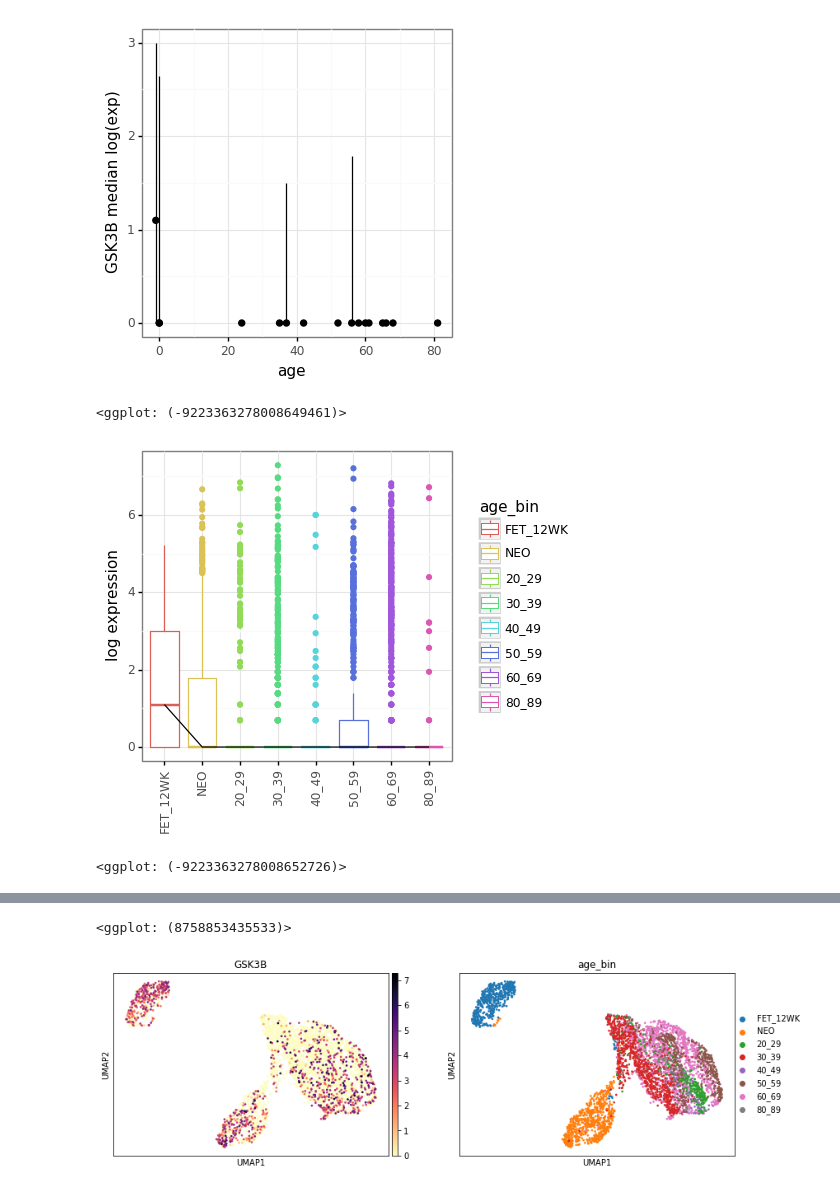
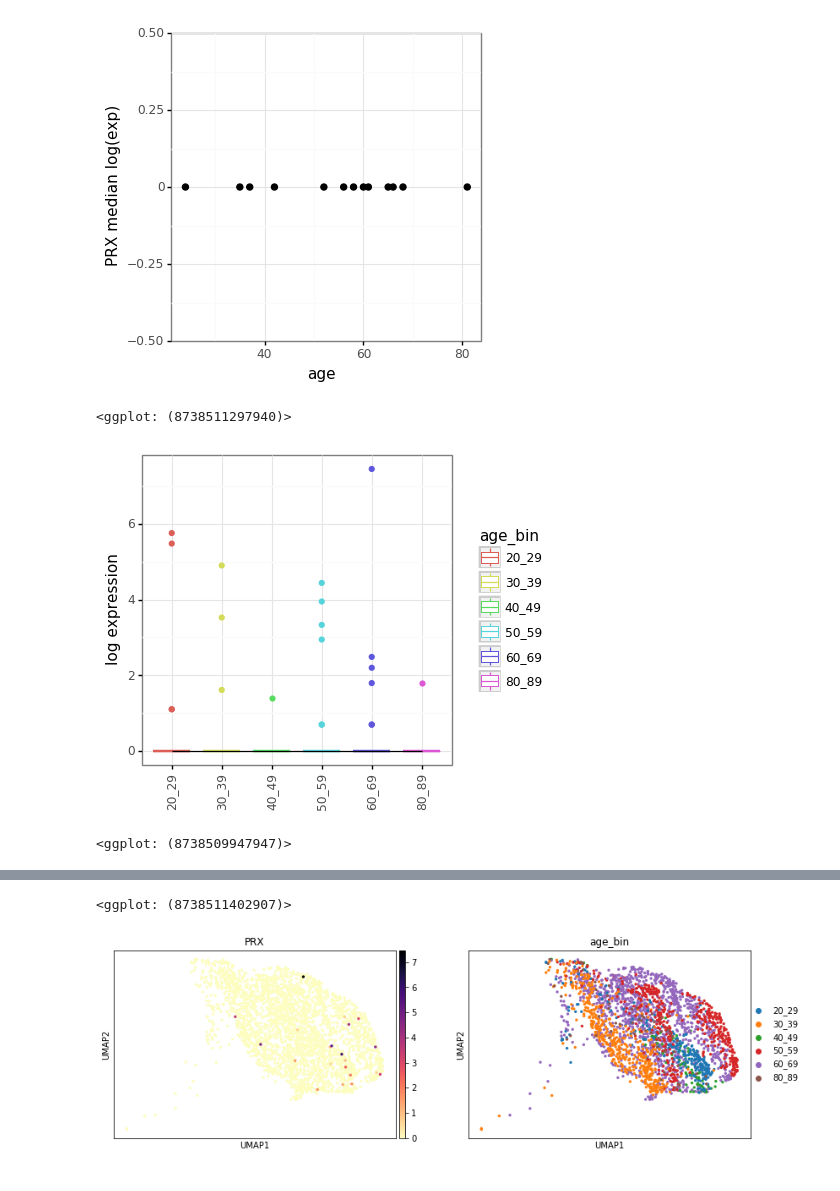
Before and after one commit to czbiohub/darmanis_group_DL_notebook, a Jupyter notebook: DL20190123_mel_aging_correlation_analysis-PUBLIC.ipynb, the cells around one changed output, grey strips where cells are left out. Cells and saved outputs as stored; diff of their text form; code cells hidden in the pictures.

```diff
--- a/DL20190123_mel_aging_correlation_analysis-PUBLIC.ipynb
+++ b/DL20190123_mel_aging_correlation_analysis-PUBLIC.ipynb
@@ -50,14 +53,31 @@ MemoryError:
 topn = 20
 
 # Specify whether to use all samples or only adult samples in correlation
-adults_only = False
+adults_only = True
+
+# Specify whether to remove acral general_location
+exclude_acral = True
+
+# Specify whether to remove foreskin general_location
+exclude_foreskin = True
 
 ###############################################
 
 ref = 'age'
 input_adata = adata_subset2
+print(len(input_adata))
+exclusion_list = []
+if exclude_foreskin == True:
+    exclusion_list = exclusion_list + ['foreskin']
+if exclude_acral == True:
+    exclusion_list = exclusion_list + ['acral']
+input_adata = input_adata[[x not in exclusion_list for x in input_adata.obs.general_location]]
+print(len(input_adata))
+
 if adults_only == True:
     input_adata = input_adata[input_adata.obs.age > 0]
+print(len(input_adata))
+
 corr_age = pd.DataFrame(input_adata.X)
 corr_age.columns = input_adata.var_names
 corr_age[ref] = input_adata.obs[ref].tolist()
@@ -89,7 +109,7 @@ print(ggplot(out_df)
           +labs(x='Pearsons R', y='-log10(p-value)'))
 
 # print correlation scores table
-print(out_df.drop('pass', axis = 1).head(topn))
+display(out_df.drop('pass', axis = 1).head(topn))
 
 # search correlation df
 gene = out_df.gene[:topn]
@@ -123,35 +164,35 @@ This gene encodes tissue-type plasminogen activator, a secreted serine protease
 # %%
 ###############################################
 ###############################################
 # Single-gene expression statistics
 # Returns single-gene expression statistics as a function of true age
 ###############################################
 ###############################################
 
 # Specify gene symbol
-gene = 'GSK3B'
+gene = 'PRX'
 
 # Specify age-binning: 'age_group' = 30-yr bins, 'age_bin' = 10-yr bins
 groupby='age_bin'
 
 ###############################################
 
 # true age
 true_age_exp(gene, input_adata)
 
 # binned age
 gene2plots(input_adata, gene, groupby)
 sc.pl.umap(input_adata, color=[gene, groupby], cmap='magma_r')
 sc.pl.umap(full_adata, color=[gene, groupby], cmap='magma_r')
 
 out = symbol2field(gene)
 output = [print(f'{idx}: ',
        x['query'],
        '\n',x['summary']) if ('summary' in x.keys()) else print(f'{idx}: ',
                                                                 x['query'],
                                                                 '\n','N/A') for idx, x in enumerate(out)]
 # %% [output]
-[figure, old version]
+[figure, new version]
-<ggplot: (-9223363278008649461)>
+<ggplot: (8738511297940)>
-[figure, old version]
+[figure, new version]
-<ggplot: (-9223363278008652726)>
+<ggplot: (8738509947947)>
@@ -159,2 +200,2 @@ output = [print(f'{idx}: ',
-<ggplot: (8758853435533)>
+<ggplot: (8738511402907)>
-[figure, old version]
+[figure, new version]
```
Also changed, not shown: parts of 5 cells of this notebook, 3 other files.
